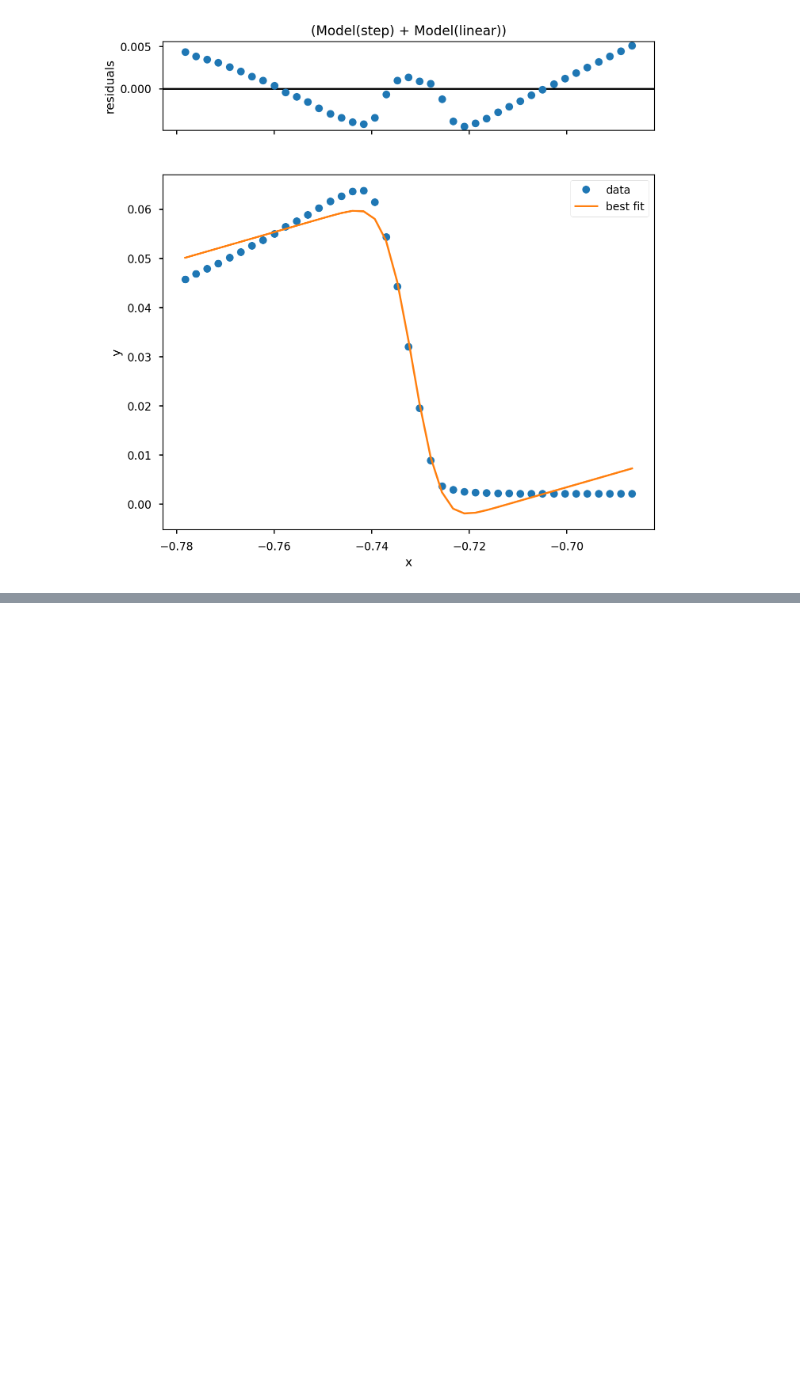
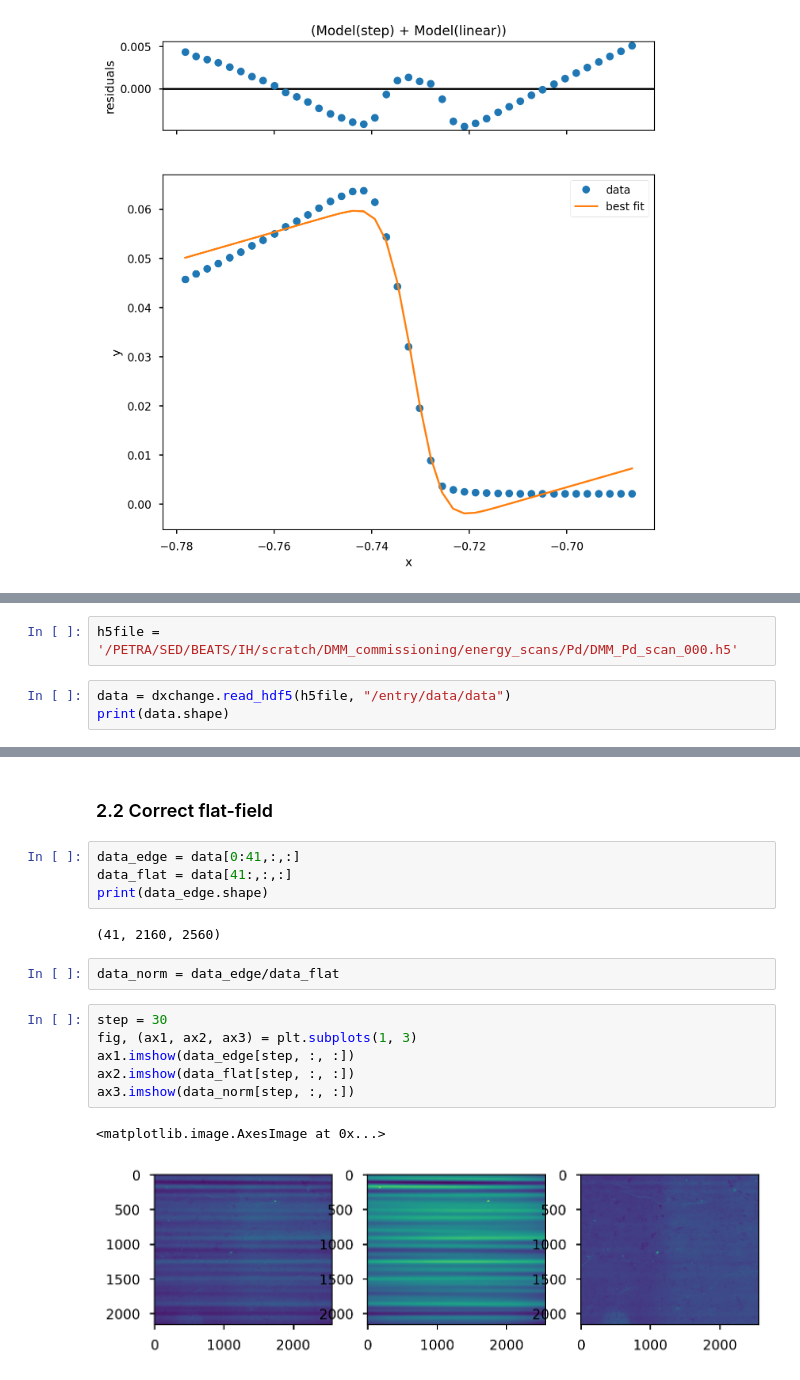
Before and after one commit to gianthk/BEATS_raytracing, a Jupyter notebook: BEATS_commissioning_DMM_energy_scans.ipynb, the cells around one changed output, grey strips where cells are left out. Saved outputs shown, nothing was run; the diff lists cells and outputs as text; blank space fills up the shorter version.

Commit message:
Pd edge

```diff
--- a/BEATS_commissioning_DMM_energy_scans.ipynb
+++ b/BEATS_commissioning_DMM_energy_scans.ipynb
@@ -121,0 +128,5 @@ Correlations (unreported values are < 0.100)
+# %%
+h5file = '/PETRA/SED/BEATS/IH/scratch/DMM_commissioning/energy_scans/Pd/DMM_Pd_scan_000.h5'
+# %%
+data = dxchange.read_hdf5(h5file, "/entry/data/data")
+print(data.shape)
@@ -121,0 +142,19 @@ Correlations (unreported values are < 0.100)
+# %% [markdown]
+### 2.2 Correct flat-field
+# %%
+data_edge = data[0:41,:,:]
+data_flat = data[41:,:,:]
+print(data_edge.shape)
+# %% [output]
+(41, 2160, 2560)
+# %%
+data_norm = data_edge/data_flat
+# %%
+step = 30
+fig, (ax1, ax2, ax3) = plt.subplots(1, 3)
+ax1.imshow(data_edge[step, :, :])
+ax2.imshow(data_flat[step, :, :])
+ax3.imshow(data_norm[step, :, :])
+# %% [output]
+<matplotlib.image.AxesImage at 0x...>
+[figure, added]
```
Also changed, not shown: parts of 11 cells of this notebook.
